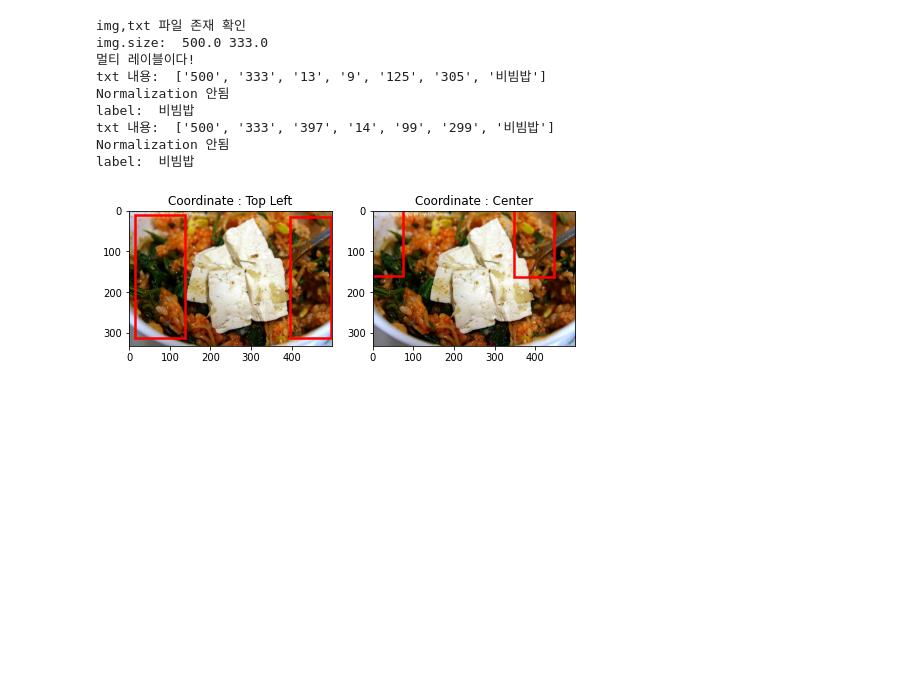
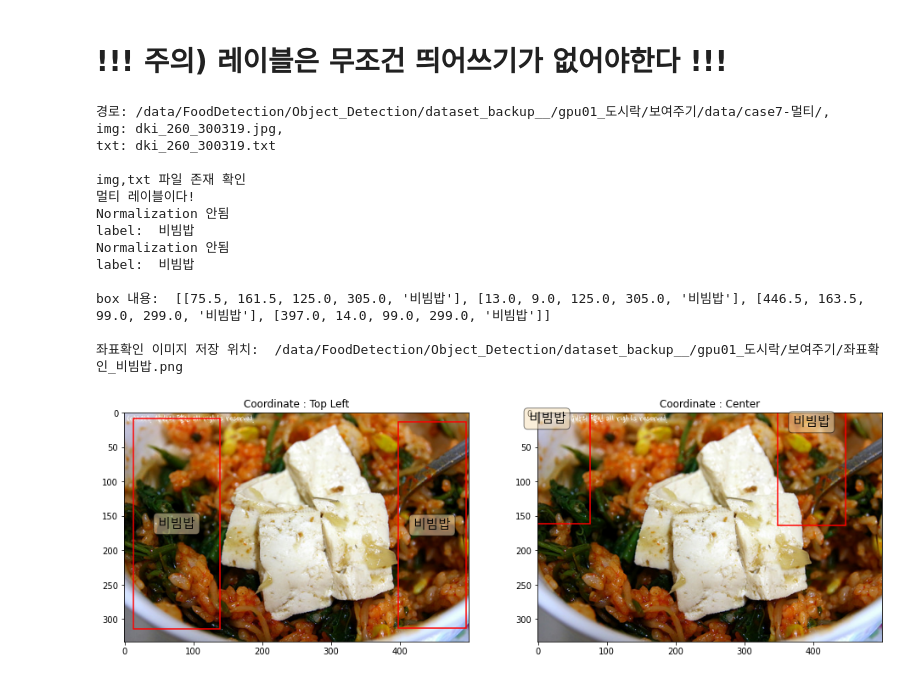
Before and after one commit to K-107/dki, a Jupyter notebook: Food_Detection/220204_이미지데이터좌표확인.ipynb, the cells around one changed output. Cells and saved outputs as stored; diff of their text form; code cells hidden in the pictures; blank space fills up the shorter version.

```diff
--- a/Food_Detection/220204_이미지데이터좌표확인.ipynb
+++ b/Food_Detection/220204_이미지데이터좌표확인.ipynb
@@ -9,6 +18,12 @@ import numpy as np
 
 import matplotlib.pyplot as plt
 %matplotlib inline
+
+import matplotlib.font_manager as fm
+fm.get_fontconfig_fonts()
+#font_location = '/usr/share/fonts/truetype/nanum/NanumBarunGothic.ttf'
+font_location = './malgun.ttf'
+font_name = fm.FontProperties(fname=font_location)
 # %%
 class_dic = {0: '가리비구이', 1: '가자미구이', 2: '가자미조림', 3: '가지나물', 4: '가지냉국', 5: '가지볶음',
                 6: '가지전', 7: '가지찜', 8: '감', 9: '개불', 10: '거봉', 11: '게살죽', 12: '게찜', 13: '고구마',
@@ -131,6 +146,8 @@ class_dic = {0: '가리비구이', 1: '가자미구이', 2: '가자미조림', 3
             731:'맥주(하이트)',734:'소주(참이슬 후레쉬)',768:'번데기',771:'염교(락교), 뿌리줄기, 생것',
             828:'돼지고기, 삼겹살, 생것',801:'계란(달걀)덮밥',760:'오이피클',790:'옥수수콘',
             815:'군만두',736:'소주(좋은데이)'}
+# %% [markdown]
+# !!! 주의) 레이블은 무조건 띄어쓰기가 없어야한다  !!!
 # %%
 #### txt 파일 내용이 ######################################################
 #### 480 360 36 51 379 175 363 ############################################
@@ -232,19 +270,25 @@ def imgTxtCheck(img, txt):
 # %%
 # 멀티 - topleft
-img = '/data/FoodDetection/Object_Detection/dataset_backup__/gpu01_도시락/보여주기/data/case7-멀티/dki_260_300319.jpg'
-txt = '/data/FoodDetection/Object_Detection/dataset_backup__/gpu01_도시락/보여주기/data/case7-멀티/dki_260_300319.txt'
+path = '/data/FoodDetection/Object_Detection/dataset_backup__/gpu01_도시락/보여주기/data/case7-멀티/'
+img = 'dki_260_300319.jpg'
+txt = 'dki_260_300319.txt'
 
-imgTxtCheck(img, txt)
+imgTxtCheck(path, img, txt)
 # %% [output]
+경로: /data/FoodDetection/Object_Detection/dataset_backup__/gpu01_도시락/보여주기/data/case7-멀티/,
+img: dki_260_300319.jpg,
+txt: dki_260_300319.txt
+
 img,txt 파일 존재 확인
-img.size:  500.0 333.0
 멀티 레이블이다!
-txt 내용:  ['500', '333', '13', '9', '125', '305', '비빔밥']
 Normalization 안됨
 label:  비빔밥
-txt 내용:  ['500', '333', '397', '14', '99', '299', '비빔밥']
 Normalization 안됨
 label:  비빔밥
+
+box 내용:  [[75.5, 161.5, 125.0, 305.0, '비빔밥'], [13.0, 9.0, 125.0, 305.0, '비빔밥'], [446.5, 163.5, 99.0, 299.0, '비빔밥'], [397.0, 14.0, 99.0, 299.0, '비빔밥']]
+
+좌표확인 이미지 저장 위치:  /data/FoodDetection/Object_Detection/dataset_backup__/gpu01_도시락/보여주기/좌표확인_비빔밥.png
-[figure, old version]
+[figure, new version]
 # %%
 # case1-KFood_edited  - topleft
```
Also changed, not shown: parts of 11 cells of this notebook.
